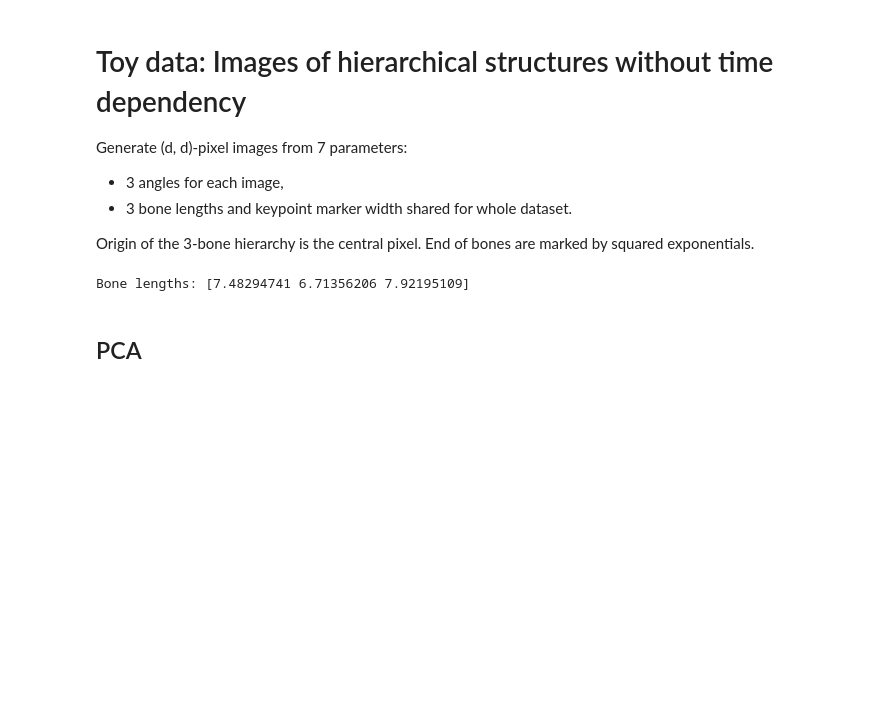
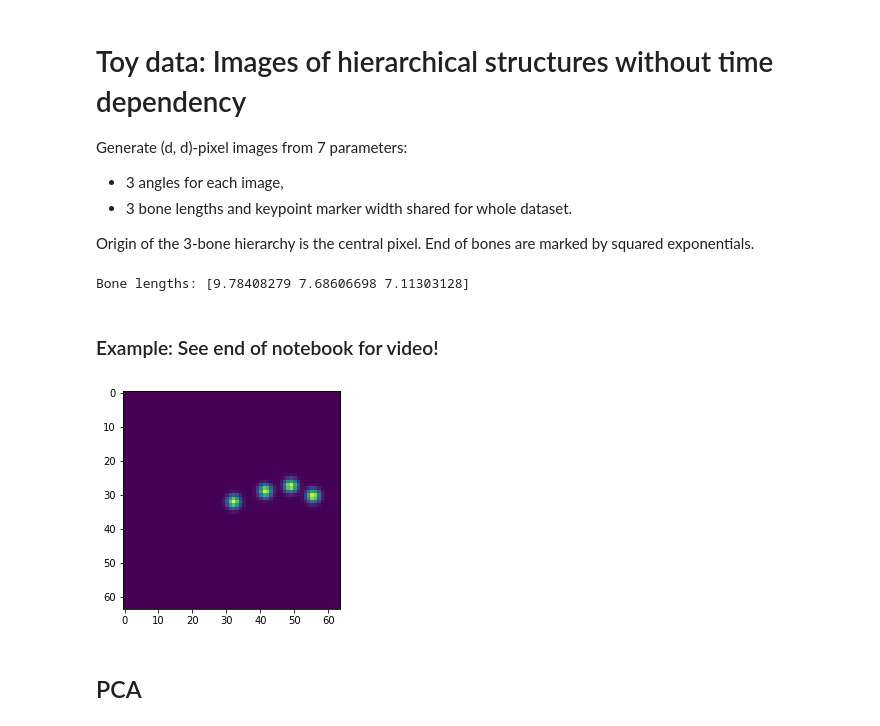
Before and after one commit to Lapu-Lapu/deep-lvm-pose-tracking, a Jupyter notebook: notebooks/toy_data.ipynb, the cells around one changed output. Drawn from its saved outputs; the diff is of its cells as text; code cells hidden in the pictures; blank space fills up the shorter version.

Commit message:
Restored functionality of notebook.

```diff
--- a/notebooks/toy_data.ipynb
+++ b/notebooks/toy_data.ipynb
@@ -113,9 +112,9 @@ val_loader = DataLoader(h_val, batch_size=batch_size, shuffle=False, num_workers
 # dataloader dictionary with reduced validation set size
 dataloader = {'train': data_loader,
               'val': DataLoader(torch.utils.data.Subset(h_val, np.random.choice(range(len(h_val)), size=N//5)),
-                               drop_last=True, batch_size=batch_size),
+                               drop_last=True, batch_size=batch_size, num_workers=4),
               'pretrain': DataLoader(torch.utils.data.Subset(h_val, np.random.choice(range(len(h_val)), size=N//5)),
-                               drop_last=True, batch_size=batch_size)
+                               drop_last=True, batch_size=batch_size, num_workers=4)
              }
 
 # dataloader with size comparable of PCA's datasize limit
@@ -126,9 +125,14 @@ reduced_dataloader = {k: DataLoader(subsets[k], batch_size=batch_size, drop_last
 idx = np.random.randint(0, len(h_val))
 test_img = h_val[idx]['image']
 test_angles = h_val[idx]['angles']
-# h.plot_image(np.random.randint(0, len(labels)))
 # %% [output]
-Bone lengths: [7.48294741 6.71356206 7.92195109]
+Bone lengths: [9.78408279 7.68606698 7.11303128]
+# %% [markdown]
+### Example: See end of notebook for video!
+# %%
+h.plot_image(np.random.randint(0, len(labels)))
+# %% [output]
+[figure, added]
 # %% [markdown]
 ## PCA
 # %%
```
Also changed, not shown: parts of 47 cells of this notebook, 1 other file.
